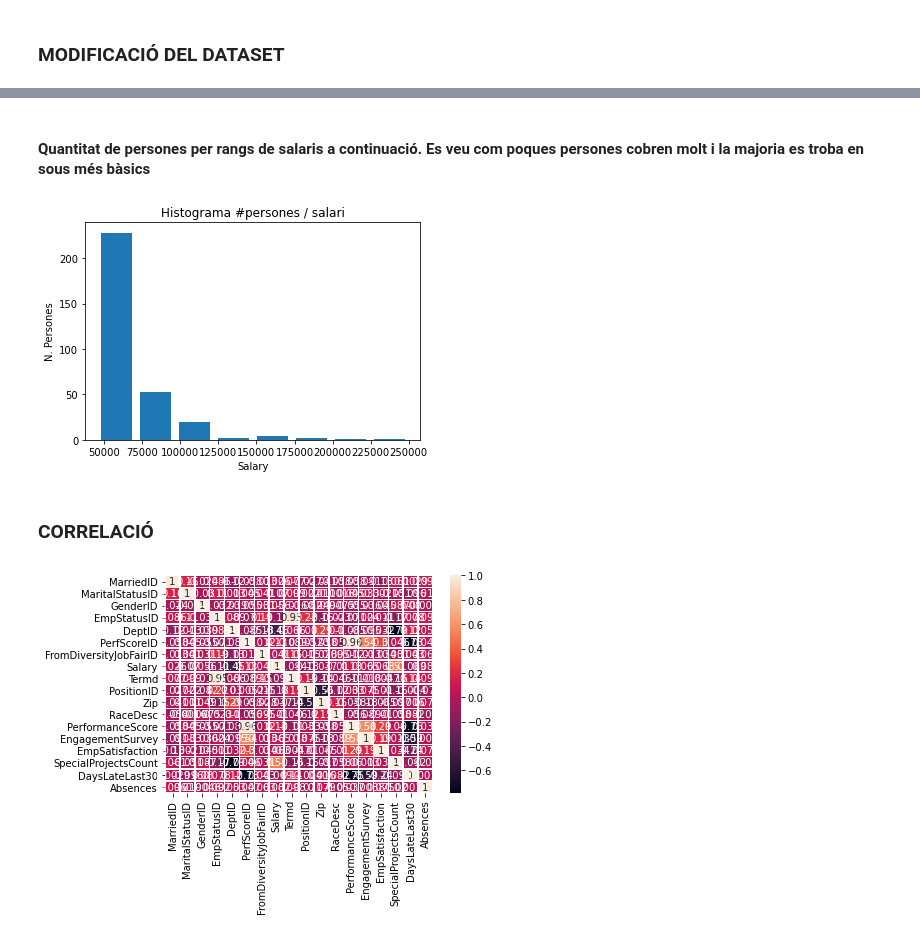
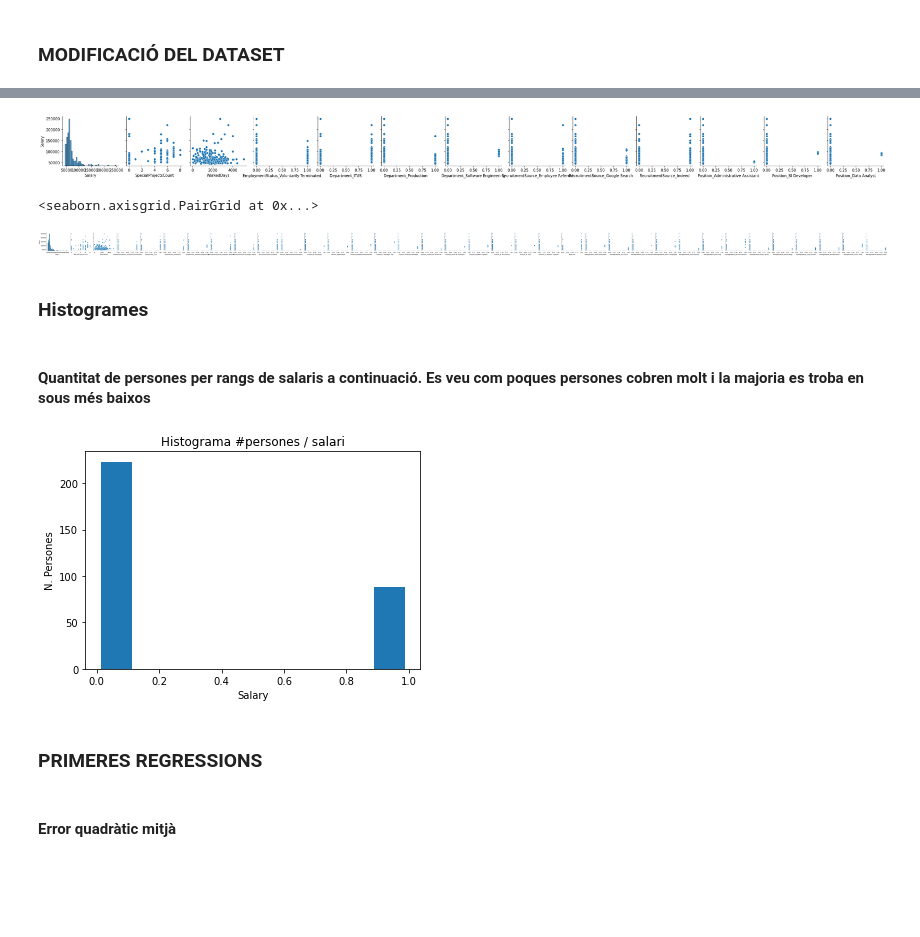
Before and after one commit to AlexCorreaO/Prac_1_regressio_AC, a Jupyter notebook: prac_1_note.ipynb, the cells around one changed output, grey strips where cells are left out. Cells and saved outputs as stored; diff of their text form; code cells hidden in the pictures; blank space fills up the shorter version.

```diff
--- a/prac_1_note.ipynb
+++ b/prac_1_note.ipynb
@@ -225,0 +91,9 @@ KeyError: 'EmpID'
+# %%
+data = dataset.values
+
+x = data[:, :311]
+y = data[:, 3]
+
+print("Dimensionalitat de la BBDD:", dataset.shape)
+print("Dimensionalitat de les entrades X", x.shape)
+print("Dimensionalitat de l'atribut Y", y.shape)
@@ -225,0 +185,14 @@ KeyError: 'EmpID'
+# %%
+#Normallity tests
+#HISTOGRAMA
+c = 0
+for col in dataset.columns:
+    stat, p = shapiro(x[:,c])
+    if p > 0.005:
+        print(c)
+        print(p)
+        print(dataset.columns[c])
+    c += 1
+#v = 2
+#ax = sns.distplot(x[:,v])
+#no hi ha cap atribut amb distribució normal
@@ -225,0 +205,13 @@ KeyError: 'EmpID'
+# %%
+#correlació de Spearman (per a distribucions no gaussianes)
+i=0
+cols_corr = []
+for col in dataset.columns:
+    s, p = spearmanr(x[:,i], y)
+    if (abs(s) > 0.10 and p < 0.05):
+        print('Atribut '+ str(i) + ' ' + col)
+        cols_corr.append(col)
+        print(spearmanr(x[:,i], y))
+        print("-----------------------------------------------------------------------------------")
+    i = i + 1
+#p-value < 0.05 la correlació és significant
@@ -225,0 +236,6 @@ KeyError: 'EmpID'
+# %%
+#restringim el dataset a aquells atributs amb el valor absolut de la correlació major a 0.10 i p-value menor a 0.05
+dataset = dataset[cols_corr]
+data = dataset.values
+x = data[:, :311]
+y = data[:, 3]
@@ -226,27 +251,27 @@ KeyError: 'EmpID'
+# %%
+# Mirem la relació entre atributs utilitzant la funció pairplot
+relacio = sns.pairplot(dataset1, y_vars = 'Salary')
+# %% [output]
+[figure, added]
+# %%
+sns.pairplot(dataset, y_vars = 'Salary', x_vars = cols_corr)
+# %% [output]
+<seaborn.axisgrid.PairGrid at 0x...>
+[figure, added]
+# %% [markdown]
+### Histogrames
 # %% [markdown]
-#### Quantitat de persones per rangs de salaris a continuació. Es veu com poques persones cobren molt i la majoria es troba en sous més bàsics
+#### Quantitat de persones per rangs de salaris a continuació. Es veu com poques persones cobren molt i la majoria es troba en sous més baixos
 # %%
 plt.figure()
 plt.title("Histograma #persones / salari")
 plt.xlabel("Salary")
 plt.ylabel("N. Persones")
-v = 9
+v = 3
 hist = plt.hist(x[:,v], bins=8, range=[np.min(x[:,v]), np.max(x[:,v])], histtype="bar", rwidth=0.8)
 # %% [output]
-[figure, old version]
+[figure, new version]
-# %% [markdown]
-### CORRELACIÓ
-# %%
-import seaborn as sns
-
-# Mirem la correlació entre els atributs d'entrada per entendre millor les dades
-correlacio = dataset.corr()
-
-plt.figure()
-
-ax = sns.heatmap(correlacio, annot=True, linewidths=.5)
-
-# Mirem la relació entre atributs utilitzant la funció pairplot
-relacio = sns.pairplot(dataset)
-# %% [output]
-[figure, removed]
+# %% [markdown]
+### PRIMERES REGRESSIONS
+# %% [markdown]
+#### Error quadràtic mitjà
```
Also changed, not shown: parts of 45 cells of this notebook.
